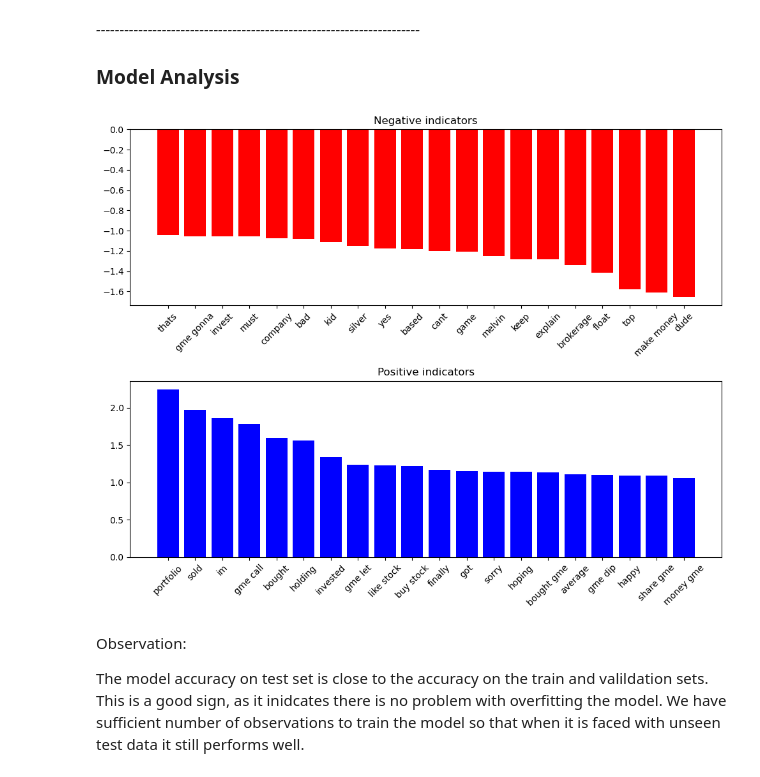
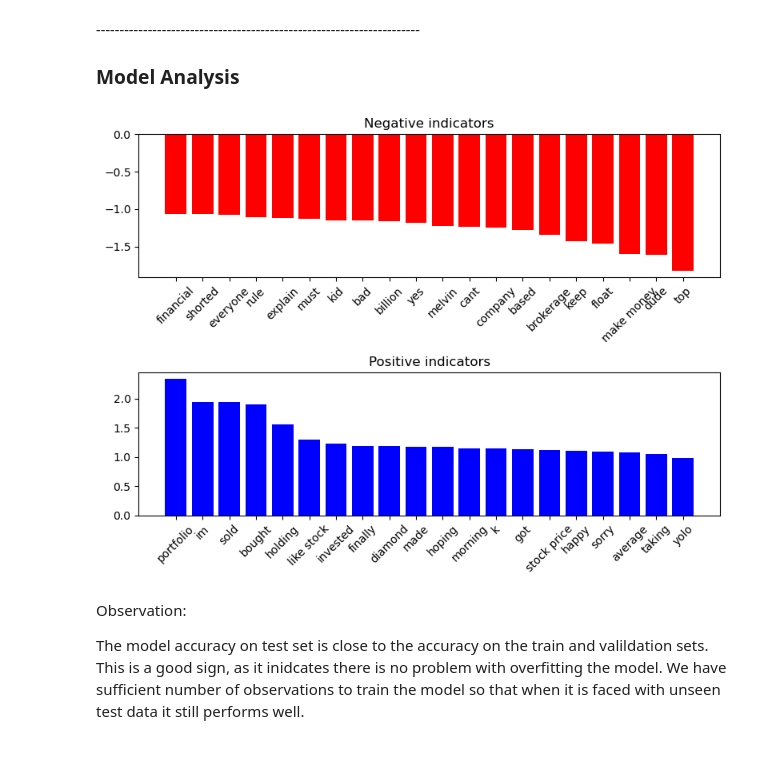
Before and after one commit to lusavkaedu/wallstreetbets, a Jupyter notebook: notebooks/DRAFT_labelled_model.ipynb, the cells around one changed output. Cells and saved outputs as stored; diff of their text form; code cells hidden in the pictures.

Commit message:
Labelled model sentiment analysed

```diff
--- a/notebooks/DRAFT_labelled_model.ipynb
+++ b/notebooks/DRAFT_labelled_model.ipynb
@@ -14,24 +14,44 @@
 # Standard Libraries for data manipulation
 import pandas as pd
 import numpy as np
+import re
+import os
+import string
 
 # Visualization Libraries
 import matplotlib.pyplot as plt
 import seaborn as sns
+import matplotlib.dates as mdates
+plt.rcParams['figure.figsize'] = (6.0, 4.0)
+pd.set_option('display.float_format', '{:.2f}'.format)
+plt.style.use('ggplot')
 
 # NLP Libraries
 import nltk
 from nltk.corpus import stopwords
-from nltk.tokenize import RegexpTokenizer, word_tokenize
+from nltk.tokenize import RegexpTokenizer, word_tokenize, sent_tokenize
 from nltk.stem import PorterStemmer, WordNetLemmatizer
-import re
-import string
+nltk.download('punkt') # If needed
+
+# Sentiment Analysis Libraries
+from textblob import TextBlob
+from vaderSentiment.vaderSentiment import SentimentIntensityAnalyzer
 
 # Machine Learning Libraries
 from sklearn.model_selection import train_test_split, GridSearchCV, cross_val_score
+from sklearn.preprocessing import StandardScaler
 from sklearn.feature_extraction.text import CountVectorizer, TfidfVectorizer
 from sklearn.pipeline import Pipeline
 from sklearn.decomposition import PCA, TruncatedSVD
 from sklearn.tree import DecisionTreeClassifier
+from sklearn.linear_model import LogisticRegression, LinearRegression
+from sklearn.metrics import accuracy_score, classification_report, recall_score, precision_score, confusion_matrix, f1_score, roc_curve, roc_auc_score, mean_squared_error, r2_score
+
+from sklearn.model_selection import train_test_split
 from sklearn.linear_model import LogisticRegression
-from sklearn.metrics import accuracy_score, classification_report, confusion_matrix, f1_score
+
+# SMOTE for dealing with imbalanced datasets
+from imblearn.over_sampling import SMOTE
+
+# Additional Settings
+import emoji
@@ -204,7 +247,7 @@ Class imbalance: [0.51 0.49]
 stop_words = stopwords.words('english')
 
 # Additional custom stopwords to add
-custom_stopwords = [] #"you're", 'billion',"that's", "let's", 'gamestop', 'gme' ]
+custom_stopwords = ['gamestop', 'gme', 'game']
 
 # Extend the NLTK stopwords list with custom stopwords
 stop_words.extend(custom_stopwords)
@@ -393,29 +560,29 @@ Confusion Matrix:
 # %%
 def plot_coefs(model):
     # Create a DataFrame to store the coefficients and corresponding tokens
     coef_df = pd.DataFrame({"coefficient": model.coef_[0], "token": count_vectorizer.get_feature_names_out()})
     # Sort by coefficients
     coef_df = coef_df.sort_values("coefficient", ascending=False)
 
     # Create a figure with 2 subplots
-    fig, axs = plt.subplots(2, 1, figsize=(10, 8))
+    fig, axs = plt.subplots(2, 1, figsize=(8, 6))
 
     # Plot tokens indicating negative sentiment with smallest coefficients
     axs[0].bar(coef_df.tail(20)["token"], coef_df.tail(20)["coefficient"], color="red")
     axs[0].set_xticklabels(coef_df.tail(20)["token"], rotation=45)
     axs[0].set_title("Negative indicators")
 
     # Plot tokens indicating positive sentiment with largest coefficients
     axs[1].bar(coef_df.head(20)["token"], coef_df.head(20)["coefficient"], color="blue")
     axs[1].set_xticklabels(coef_df.head(20)["token"], rotation=45)
     axs[1].set_title("Positive indicators")
 
     fig.tight_layout()
     plt.show()
 
 plot_coefs(logistic_model)
 # %% [output]
-[figure, old version]
+[figure, new version]
 # %% [markdown]
 Observation:
 
```
Also changed, not shown: parts of 68 cells of this notebook.
